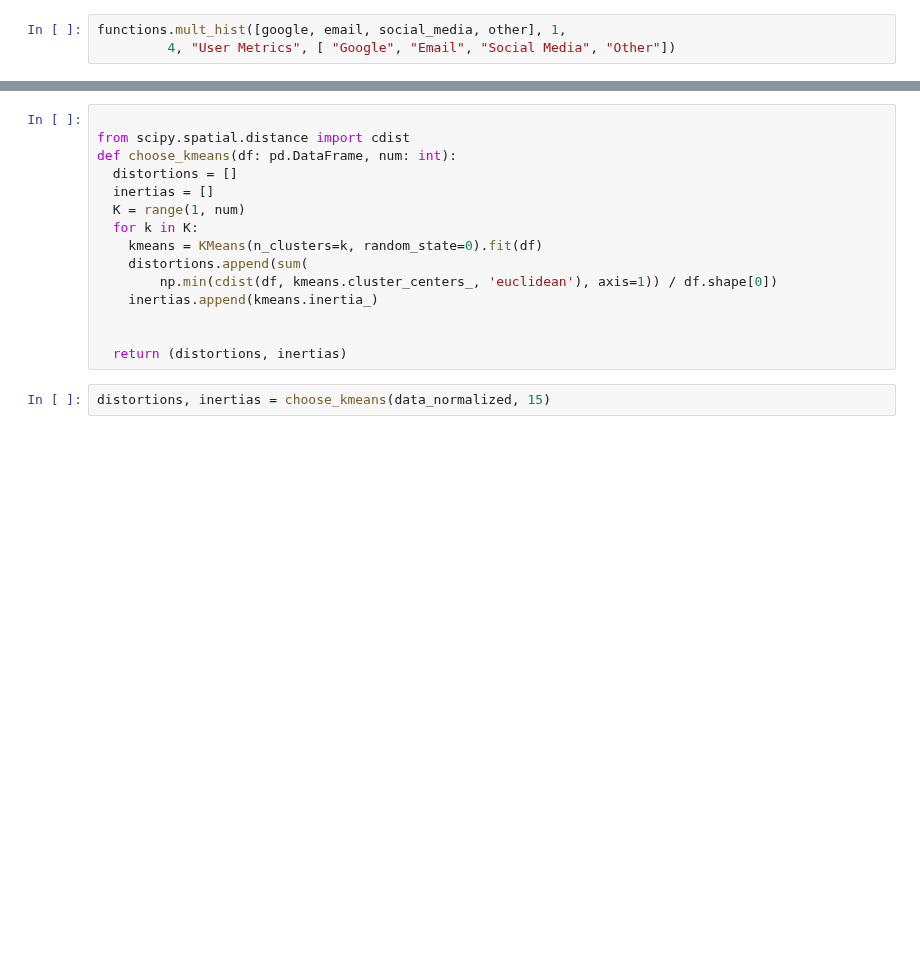
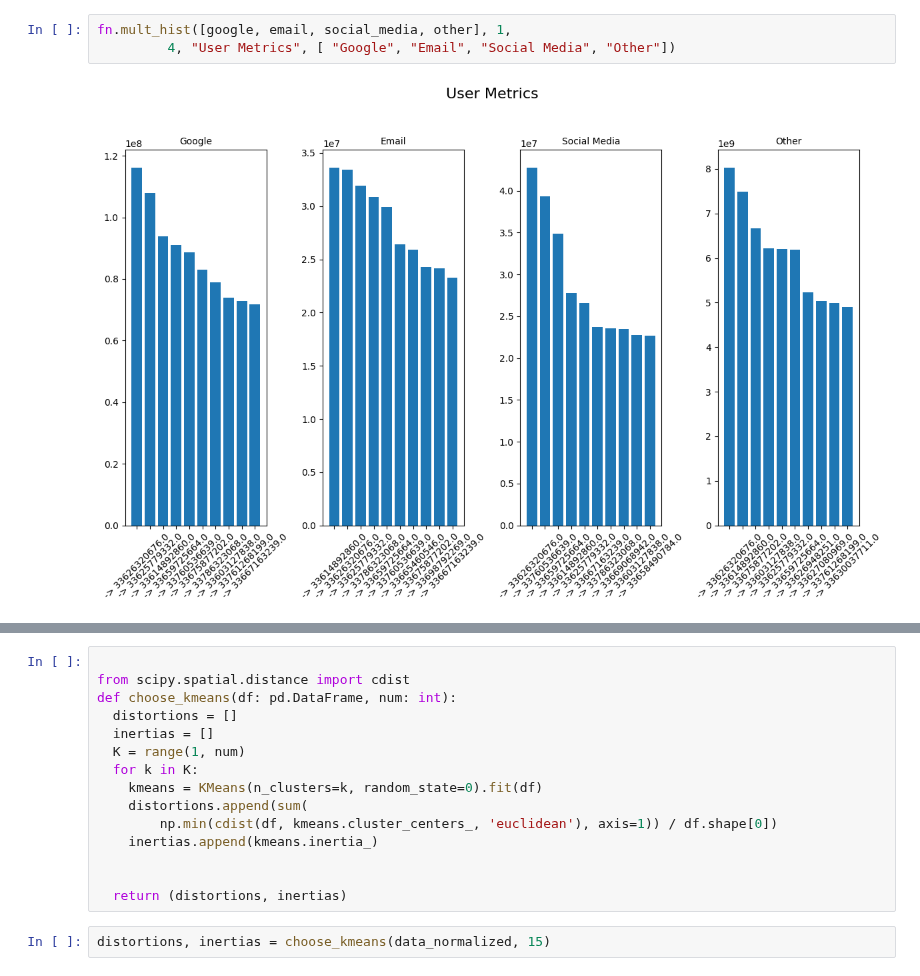
Before and after one commit to YonatanMoges/user-overview-analysis, a Jupyter notebook: notebook/user_engagement.ipynb, the cells around one changed output, grey strips where cells are left out. Drawn from its saved outputs; the diff is of its cells as text; blank space fills up the shorter version.

```diff
--- a/notebook/user_engagement.ipynb
+++ b/notebook/user_engagement.ipynb
@@ -97,6 +212,8 @@ functions.mult_hist([gaming, youtube, netflix], 1,
 # %%
-functions.mult_hist([google, email, social_media, other], 1,
+fn.mult_hist([google, email, social_media, other], 1,
          4, "User Metrics", [ "Google", "Email", "Social Media", "Other"])
+# %% [output]
+[figure, added]
 # %%
 top_3 = app_df.sum()
 top_3
```
Also changed, not shown: parts of 26 cells of this notebook, 3 other files.
